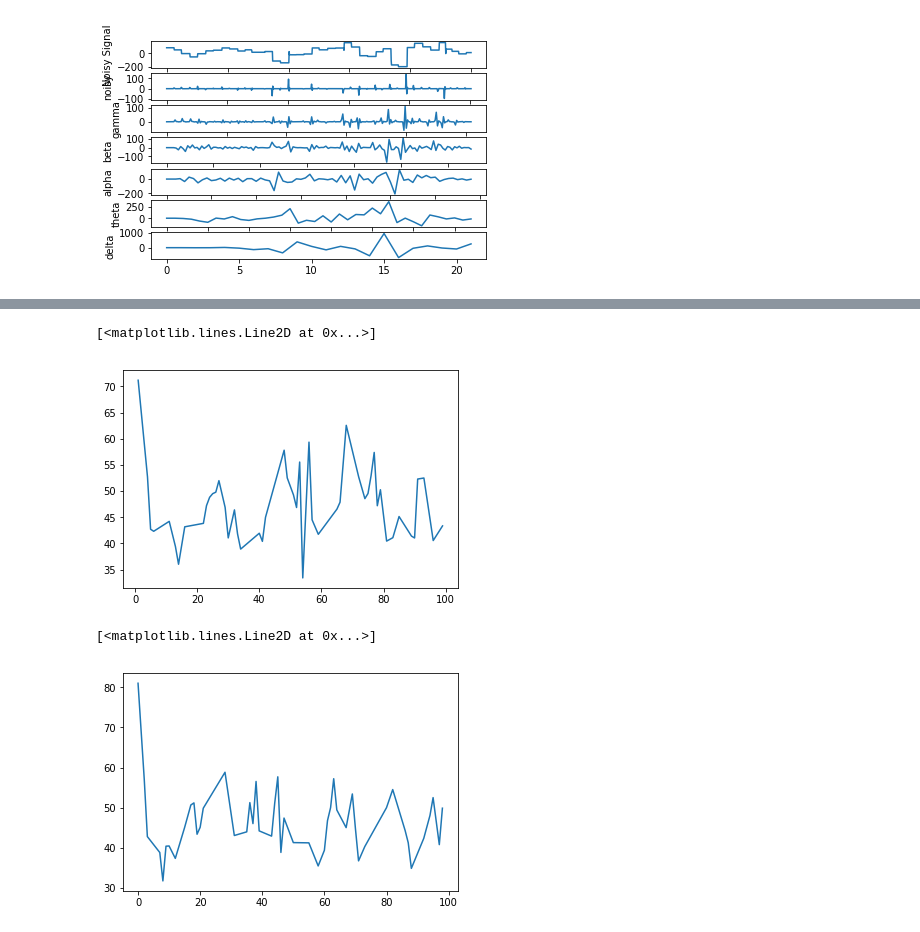
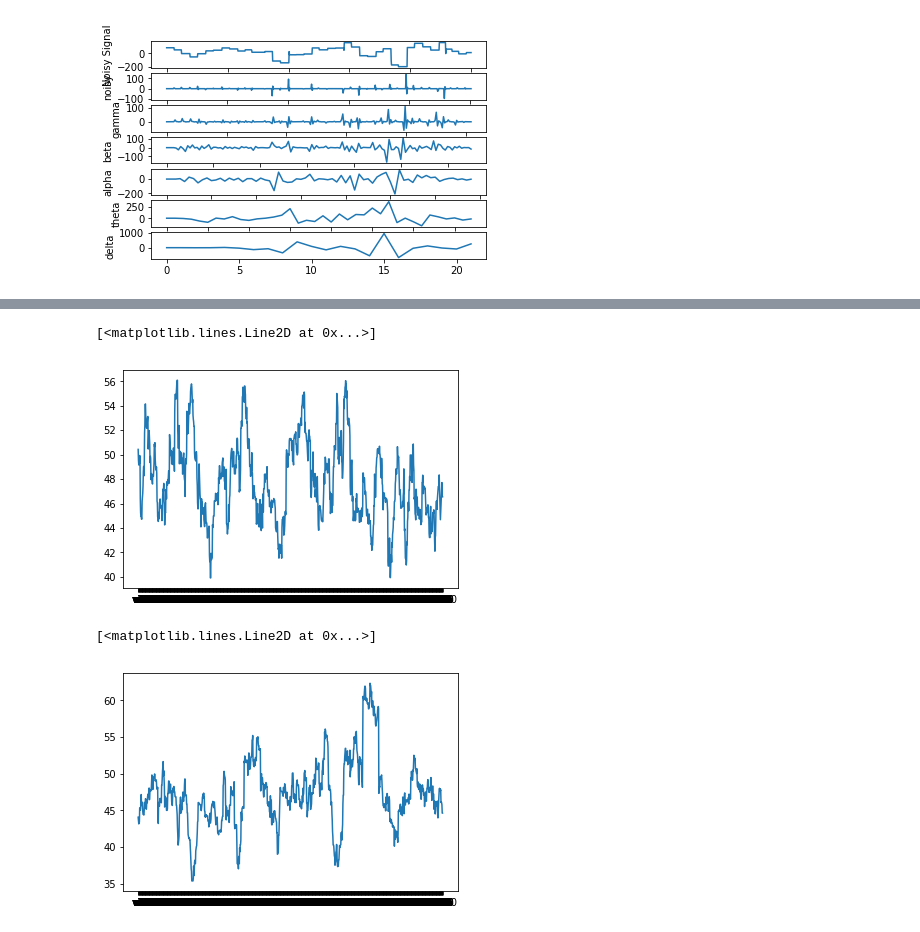
Before and after one commit to sytzewest/EEG-RobotArm-ProjectInnovate, a Jupyter notebook: Processing/EEG.ipynb, the cells around one changed output, grey strips where cells are left out. Cells and saved outputs as stored; diff of their text form; code cells hidden in the pictures.

```diff
--- a/Processing/EEG.ipynb
+++ b/Processing/EEG.ipynb
@@ -89,10 +89,10 @@ plt.plot(np.std(rdf[df.label=='right'], axis=1))
 # %%
-plt.plot(np.std(rrdf, axis=1))
+plt.plot(np.std(rrdf, axis=0))
 # %% [output]
 [<matplotlib.lines.Line2D at 0x...>]
-[figure, old version]
+[figure, new version]
 # %%
-plt.plot(np.std(lrdf, axis=1))
+plt.plot(np.std(lrdf, axis=0))
 # %% [output]
 [<matplotlib.lines.Line2D at 0x...>]
-[figure, old version]
+[figure, new version]
```
Also changed, not shown: parts of 3 cells of this notebook.
